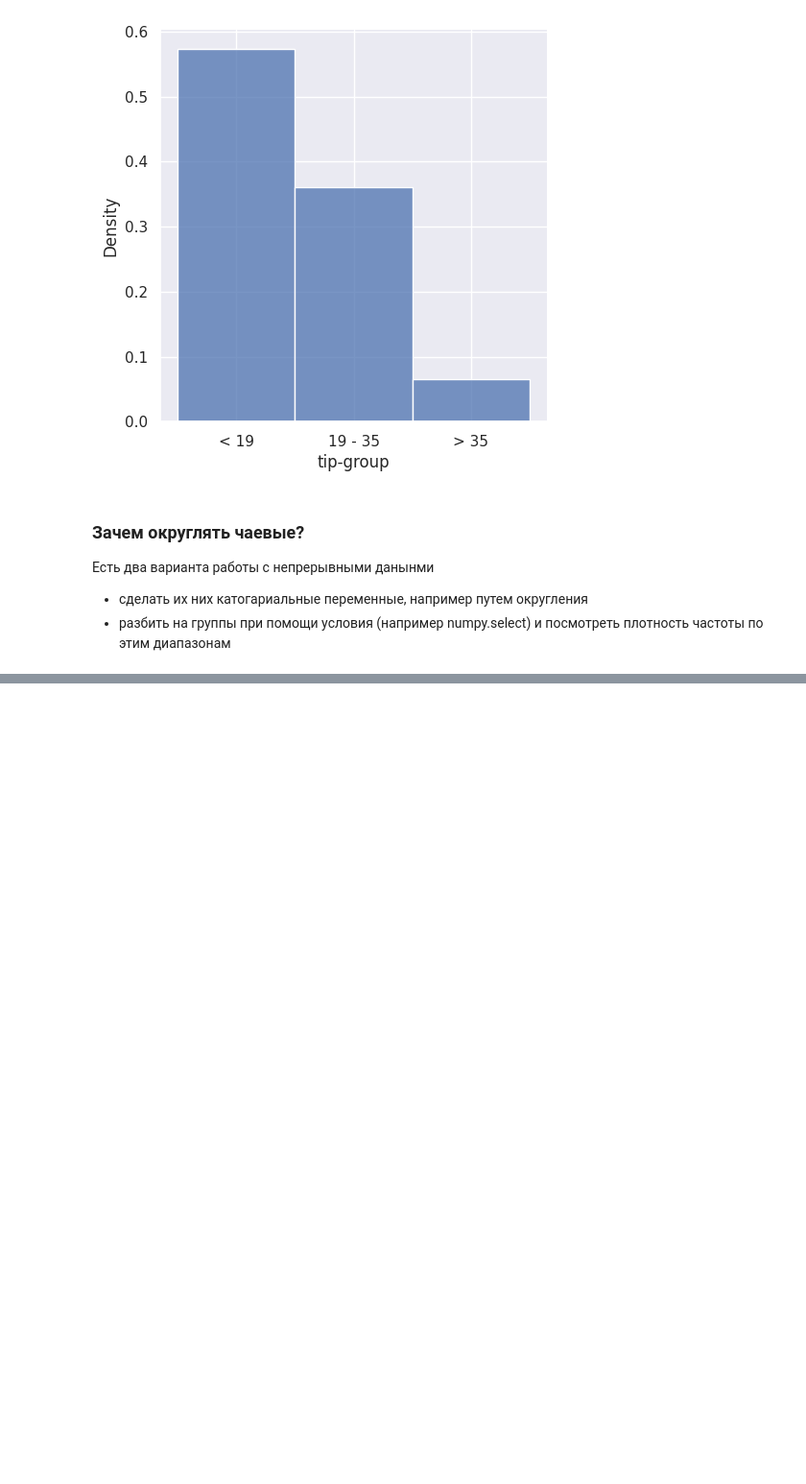
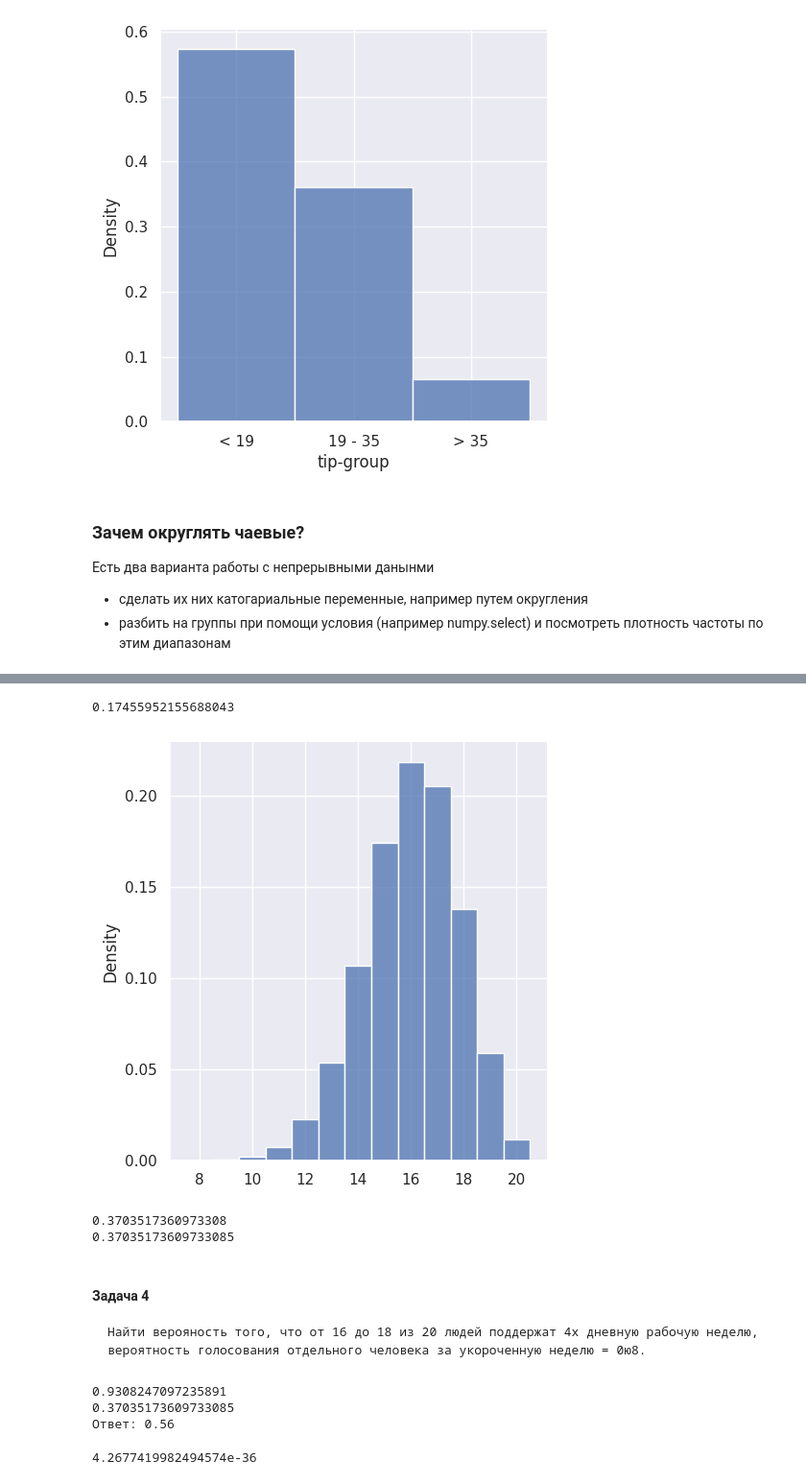
Before and after one commit to cucumberian/mathshub, a Jupyter notebook: lesson-17_seminar/lesson-17-mt.ipynb, the cells around one changed output, grey strips where cells are left out. Shown at 96% size. Cells and saved outputs as stored; diff of their text form; code cells hidden in the pictures; blank space fills up the shorter version.

````diff
--- a/lesson-17_seminar/lesson-17-mt.ipynb
+++ b/lesson-17_seminar/lesson-17-mt.ipynb
@@ -349,0 +433,71 @@ P_n_k = C_n_k * $(p^n) * q**(n-k) = C_n_k * p**n * (1-p)**(n-k)
+# %%
+# probability mass function
+# функция распределения
+
+scipy.stats.binom.pmf(n=20, k=15, p=0.8)
+# %% [output]
+0.17455952155688043
+# %%
+# симуляция
+# 100_000 экспериментов
+days_4 = np.random.binomial(n=20, p=0.8, size=100000);
+sns.displot(data=days_4, stat='density', discrete=True);
+# %% [output]
+[figure, added]
+# %%
+#
+# cumulative distribution function
+# численна равноа интегралу или частичным суммам под графиком распределения плотноти вероятности от 0 до k
+# находит вероятность всех вариантов от 0 до 15 успехов
+
+# сумма всех pmf от 0 до 15 успехов среди 20
+sum = 0
+for i in range(15+1):
+    sum += scipy.stats.binom.pmf(n=20, k=i, p=0.8)
+
+print(sum)  # 0.37
+print(scipy.stats.binom.cdf(n=20, k=15, p=0.8))  # 0.37
+# %% [output]
+0.3703517360973308
+0.37035173609733085
+# %% [markdown]
+#### Задача 4
+```
+Найти верояность того, что от 16 до 18 из 20 людей поддержат 4х дневную рабочую неделю, вероятность голосования отдельного человека за укороченную неделю = 0ю8.
+```
+# %%
+cdf18 = scipy.stats.binom.cdf(n=20, k=18, p=0.8)
+print(cdf18)
+cdf16 = scipy.stats.binom.cdf(n=20, k=15, p=0.8)
+print(cdf16)
+print(f"Ответ: {cdf18 - cdf16:3.2f}")
+# %% [output]
+0.9308247097235891
+0.37035173609733085
+Ответ: 0.56
+# %%
+# Задача 8
+"""
+В городе N живет 100 жителей.
+Компания хочет запустить рекламу нового сервиса на  площадке, которая обещает,
+что 70 жителей города увидят рекламу.
+Какая вероятность, что случайно выбранных 10 жителей города,
+после запуска рекламы, скажут, что видели ее?
+Ответ нужно вводить в формате десятичной дроби с 2 знаками после запятой.
+
+Казалось бы - можно решить жту задачу по формуле биномиального распределения.
+scipy.stats.binom.pmf(k=10, n=100, p=0.7)
+
+Но! Нам не хватает ихмененного условия
+Компания обещает что 70% жителей города увидят рекламу.
+Какова веротяность того, что из случайно выбранных 20 жителей города, 10 скажут что видели рекламу?
+Тогда n = 20, k=10, p=0.7
+pmf = C_k_n * p^k * (1-p)^(n-k)
+
+У нас же в изначальнйо задаче.
+Пояавляется понятие выборка из генеральной савокупности в условии про 70 жителей из 100.
+Потом мы делаем подвыборку и пытаемся понять вероятноть утверждения.
+
+"""
+# %% [output]
+4.2677419982494574e-36
````
Also changed, not shown: parts of 10 cells of this notebook, 1 other file.
